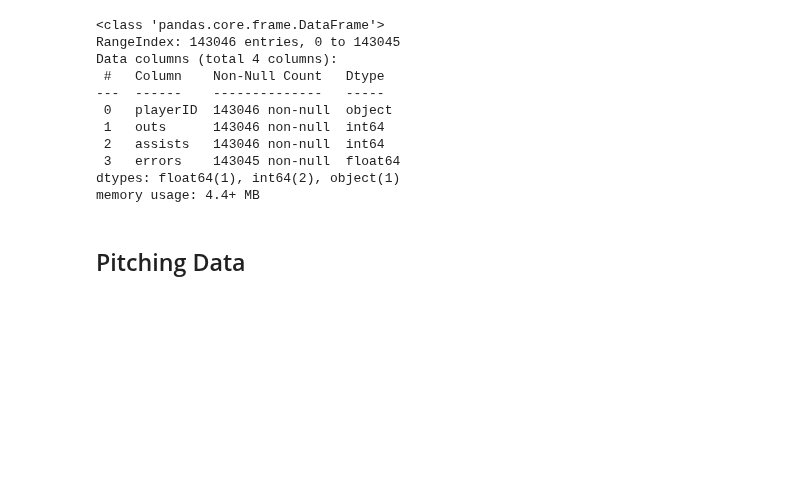
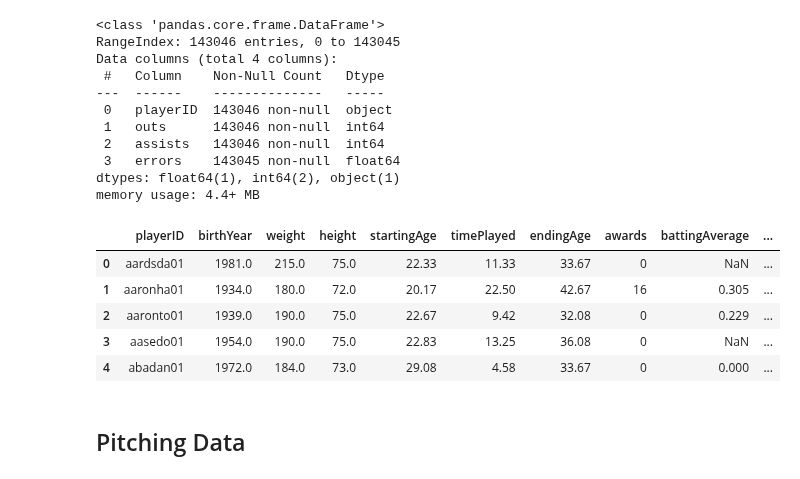
Before and after one commit to aradaha/Baseball-Stats-Project, a Jupyter notebook: Capstone.ipynb, the cells around one changed output. Drawn from its saved outputs; the diff is of its cells as text; code cells hidden in the pictures; blank space fills up the shorter version.

```diff
--- a/Capstone.ipynb
+++ b/Capstone.ipynb
@@ -357,6 +374,9 @@ Data columns (total 4 columns):
  3   errors    143045 non-null  float64
 dtypes: float64(1), int64(2), object(1)
 memory usage: 4.4+ MB
+# %%
+# There's only one missing error value
+F = F.dropna()
 # %%
 # Here is a function to organize the data similar to the previous one
 def Data(df, column):
@@ -369,23 +389,22 @@ def Data(df, column):
     for x in IDF.unique():
         IDs.append(x)
         Player = InterimDF.loc[IDF == x]
-        YearNum = sum(Player.value_counts())
+        Yearsplayed = sum(Player.value_counts())
         Stat = sum(Player[column])
-        years.append(YearNum)
+        years.append(Yearsplayed)
         # Per year seems more important than total
         try:
-            StatPerYear = (Stat/YearNum)
+            StatPerYear = round((Stat/Yearsplayed), 3)
             stats.append(StatPerYear)
         except:
             # Again, don't divide by zero
             stats.append(0)
-    data = {'playerID':IDs, 'stat':stats, 'years':years}
-    YearDF = pd.DataFrame(data)
-    data.pop('years')
+    data = {'playerID':IDs, 'stat':stats}
     NewDF = pd.DataFrame(data)
-    return NewDF, YearDF
+    return NewDF, years
+# %%
+FIFO, FO = Data(F, 'outs')
+FIFO['yearsplayed'] = FO
 # %%
 # Again these may take quite a while.
 FE = Data(F, 'errors')[0]
-# %%
-FIFO = Data(F, 'outs')[0]
@@ -402,3 +424,12 @@ for x in list(range(len(Man))):
 # Adding all the stats back into the main database
 for x in English:
     df = df.merge(x, how='left', on="playerID")
+# %%
+df.head()
+# %% [output]
+|  | playerID | birthYear | weight | height | startingAge | timePlayed | endingAge | awards | battingAverage | ... |
+| 0 | aardsda01 | 1981.0 | 215.0 | 75.0 | 22.33 | 11.33 | 33.67 | 0 | NaN | ... |
+| 1 | aaronha01 | 1934.0 | 180.0 | 72.0 | 20.17 | 22.50 | 42.67 | 16 | 0.305 | ... |
+| 2 | aaronto01 | 1939.0 | 190.0 | 75.0 | 22.67 | 9.42 | 32.08 | 0 | 0.229 | ... |
+| 3 | aasedo01 | 1954.0 | 190.0 | 75.0 | 22.83 | 13.25 | 36.08 | 0 | NaN | ... |
+| 4 | abadan01 | 1972.0 | 184.0 | 73.0 | 29.08 | 4.58 | 33.67 | 0 | 0.000 | ... |
```
Also changed, not shown: parts of 29 cells of this notebook, 6 other files.
